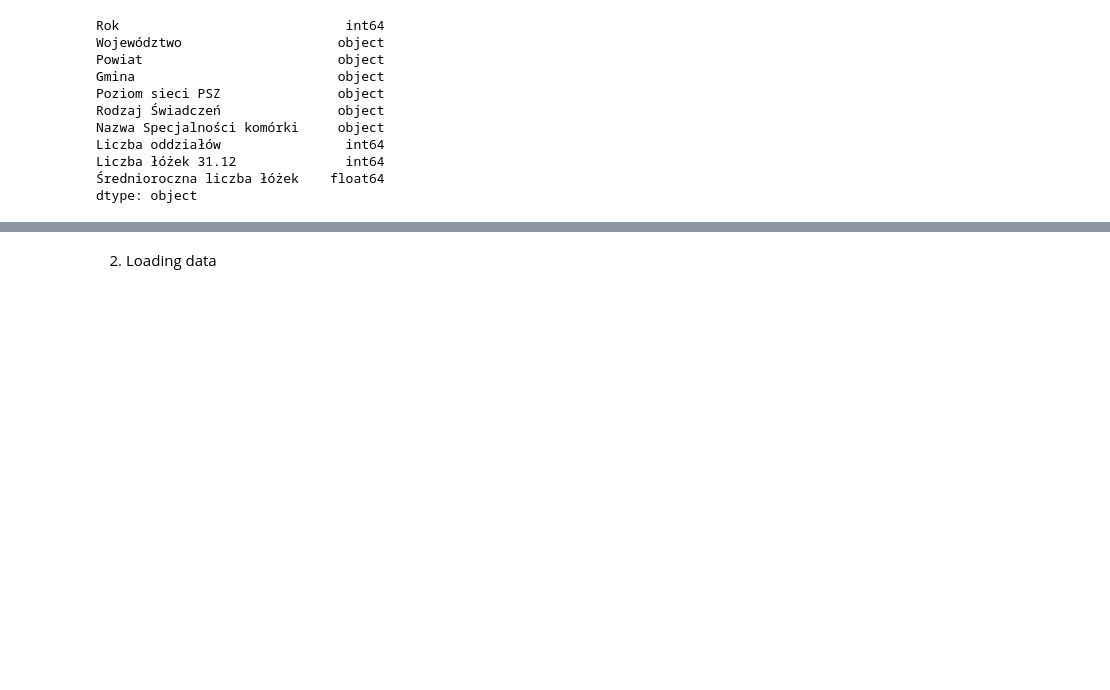
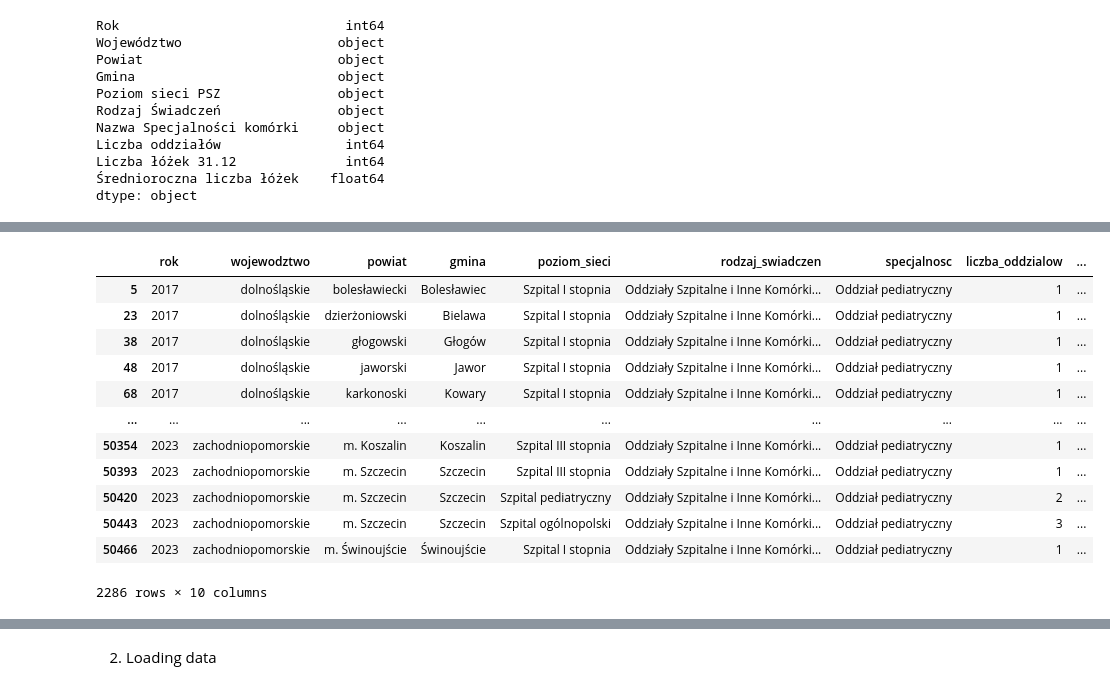
Before and after one commit to wiktorKycia/EDA, a Jupyter notebook: main.ipynb, the cells around one changed output, grey strips where cells are left out. Cells and saved outputs as stored; diff of their text form; code cells hidden in the pictures; blank space fills up the shorter version.

```diff
--- a/main.ipynb
+++ b/main.ipynb
@@ -155,0 +216,16 @@ dtype: object
+# %%
+df.query('specjalnosc == "Oddział pediatryczny"')
+# %% [output]
+|  | rok | wojewodztwo | powiat | gmina | poziom_sieci | rodzaj_swiadczen | specjalnosc | liczba_oddzialow | ... |
+| 5 | 2017 | dolnośląskie | bolesławiecki | Bolesławiec | Szpital I stopnia | Oddziały Szpitalne i Inne Komórki... | Oddział pediatryczny | 1 | ... |
+| 23 | 2017 | dolnośląskie | dzierżoniowski | Bielawa | Szpital I stopnia | Oddziały Szpitalne i Inne Komórki... | Oddział pediatryczny | 1 | ... |
+| 38 | 2017 | dolnośląskie | głogowski | Głogów | Szpital I stopnia | Oddziały Szpitalne i Inne Komórki... | Oddział pediatryczny | 1 | ... |
+| 48 | 2017 | dolnośląskie | jaworski | Jawor | Szpital I stopnia | Oddziały Szpitalne i Inne Komórki... | Oddział pediatryczny | 1 | ... |
+| 68 | 2017 | dolnośląskie | karkonoski | Kowary | Szpital I stopnia | Oddziały Szpitalne i Inne Komórki... | Oddział pediatryczny | 1 | ... |
+| ... | ... | ... | ... | ... | ... | ... | ... | ... | ... |
+| 50354 | 2023 | zachodniopomorskie | m. Koszalin | Koszalin | Szpital III stopnia | Oddziały Szpitalne i Inne Komórki... | Oddział pediatryczny | 1 | ... |
+| 50393 | 2023 | zachodniopomorskie | m. Szczecin | Szczecin | Szpital III stopnia | Oddziały Szpitalne i Inne Komórki... | Oddział pediatryczny | 1 | ... |
+| 50420 | 2023 | zachodniopomorskie | m. Szczecin | Szczecin | Szpital pediatryczny | Oddziały Szpitalne i Inne Komórki... | Oddział pediatryczny | 2 | ... |
+| 50443 | 2023 | zachodniopomorskie | m. Szczecin | Szczecin | Szpital ogólnopolski | Oddziały Szpitalne i Inne Komórki... | Oddział pediatryczny | 3 | ... |
+| 50466 | 2023 | zachodniopomorskie | m. Świnoujście | Świnoujście | Szpital I stopnia | Oddziały Szpitalne i Inne Komórki... | Oddział pediatryczny | 1 | ... |
+2286 rows × 10 columns
```
Also changed, not shown: parts of 9 cells of this notebook.
